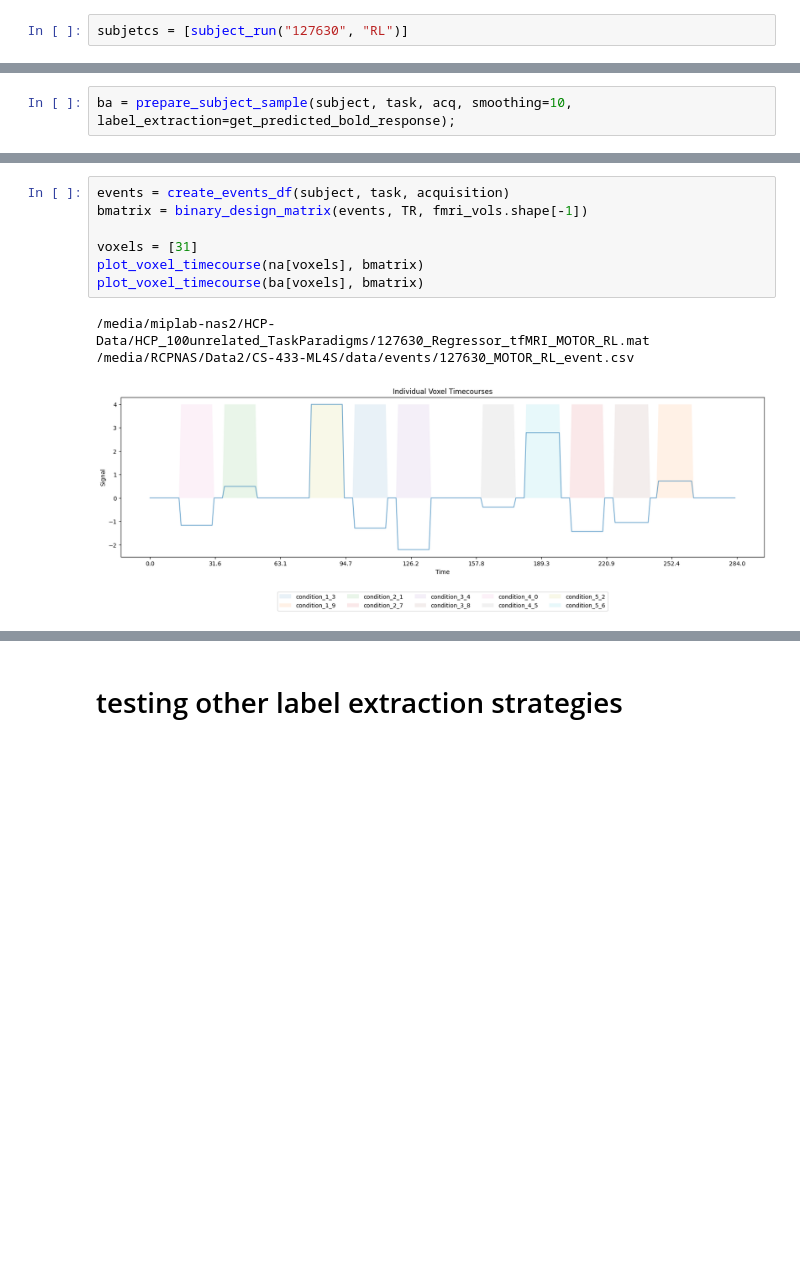
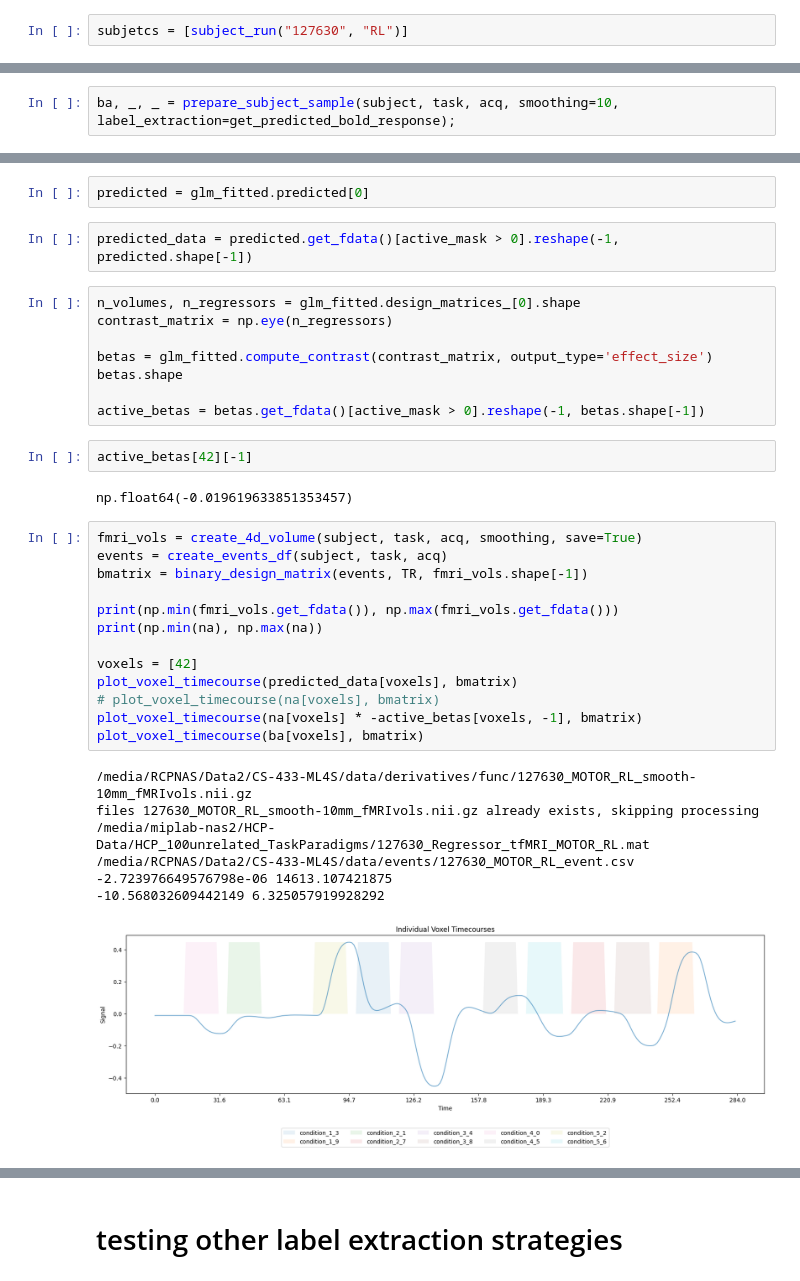
Before and after one commit to fedemengo/CS-433-ML4S, a Jupyter notebook: preprocessing_pipeline.ipynb, the cells around one changed output, grey strips where cells are left out. Saved outputs shown, nothing was run; the diff lists cells and outputs as text; blank space fills up the shorter version.

```diff
--- a/preprocessing_pipeline.ipynb
+++ b/preprocessing_pipeline.ipynb
@@ -307,5 +316,5 @@ binary_design (284, 10)
 # %%
-ba = prepare_subject_sample(subject, task, acq, smoothing=10, label_extraction=get_predicted_bold_response);
+ba, _, _ = prepare_subject_sample(subject, task, acq, smoothing=10, label_extraction=get_predicted_bold_response);
 # %% [output]
 processing subject gray matter mask /media/RCPNAS/Data2/CS-433-ML4S/data/derivatives/anat/127630_gm_mask.nii.gz
 /media/RCPNAS/Data2/CS-433-ML4S/data/derivatives/anat/127630_gm_mask.nii.gz
@@ -322,11 +357,37 @@ computing f-map and selecting 98th voxel
+# %%
+predicted = glm_fitted.predicted[0]
+# %%
+predicted_data = predicted.get_fdata()[active_mask > 0].reshape(-1, predicted.shape[-1])
+# %%
+n_volumes, n_regressors = glm_fitted.design_matrices_[0].shape
+contrast_matrix = np.eye(n_regressors)
+
+betas = glm_fitted.compute_contrast(contrast_matrix, output_type='effect_size')
+betas.shape
+
+active_betas = betas.get_fdata()[active_mask > 0].reshape(-1, betas.shape[-1])
+# %%
+active_betas[42][-1]
+# %% [output]
+np.float64(-0.019619633851353457)
 # %%
-events = create_events_df(subject, task, acquisition)
+fmri_vols = create_4d_volume(subject, task, acq, smoothing, save=True)
+events = create_events_df(subject, task, acq)
 bmatrix = binary_design_matrix(events, TR, fmri_vols.shape[-1])
 
-voxels = [31]
-plot_voxel_timecourse(na[voxels], bmatrix)
+print(np.min(fmri_vols.get_fdata()), np.max(fmri_vols.get_fdata()))
+print(np.min(na), np.max(na))
+
+voxels = [42]
+plot_voxel_timecourse(predicted_data[voxels], bmatrix)
+# plot_voxel_timecourse(na[voxels], bmatrix)
+plot_voxel_timecourse(na[voxels] * -active_betas[voxels, -1], bmatrix)
 plot_voxel_timecourse(ba[voxels], bmatrix)
 # %% [output]
+/media/RCPNAS/Data2/CS-433-ML4S/data/derivatives/func/127630_MOTOR_RL_smooth-10mm_fMRIvols.nii.gz
+files 127630_MOTOR_RL_smooth-10mm_fMRIvols.nii.gz already exists, skipping processing
 /media/miplab-nas2/HCP-Data/HCP_100unrelated_TaskParadigms/127630_Regressor_tfMRI_MOTOR_RL.mat
 /media/RCPNAS/Data2/CS-433-ML4S/data/events/127630_MOTOR_RL_event.csv
+-2.723976649576798e-06 14613.107421875
+-10.568032609442149 6.325057919928292
-[figure, old version]
+[figure, new version]
```
Also changed, not shown: parts of 17 cells of this notebook, 25 other files.
